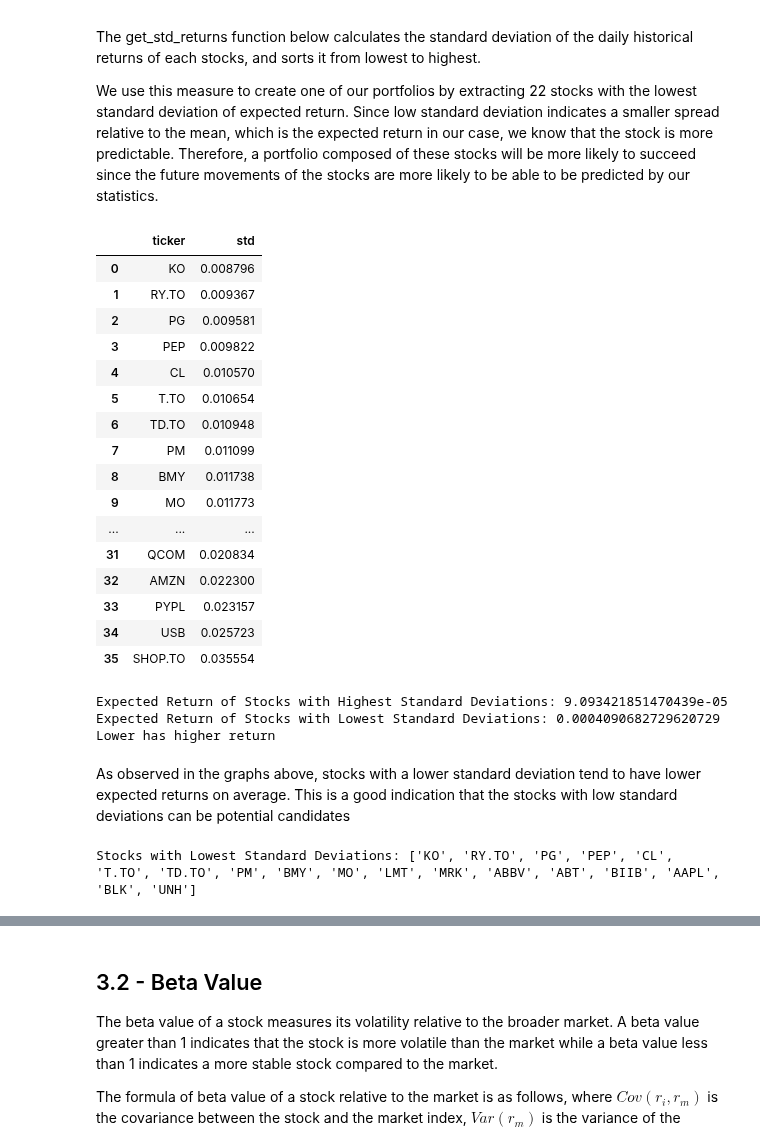
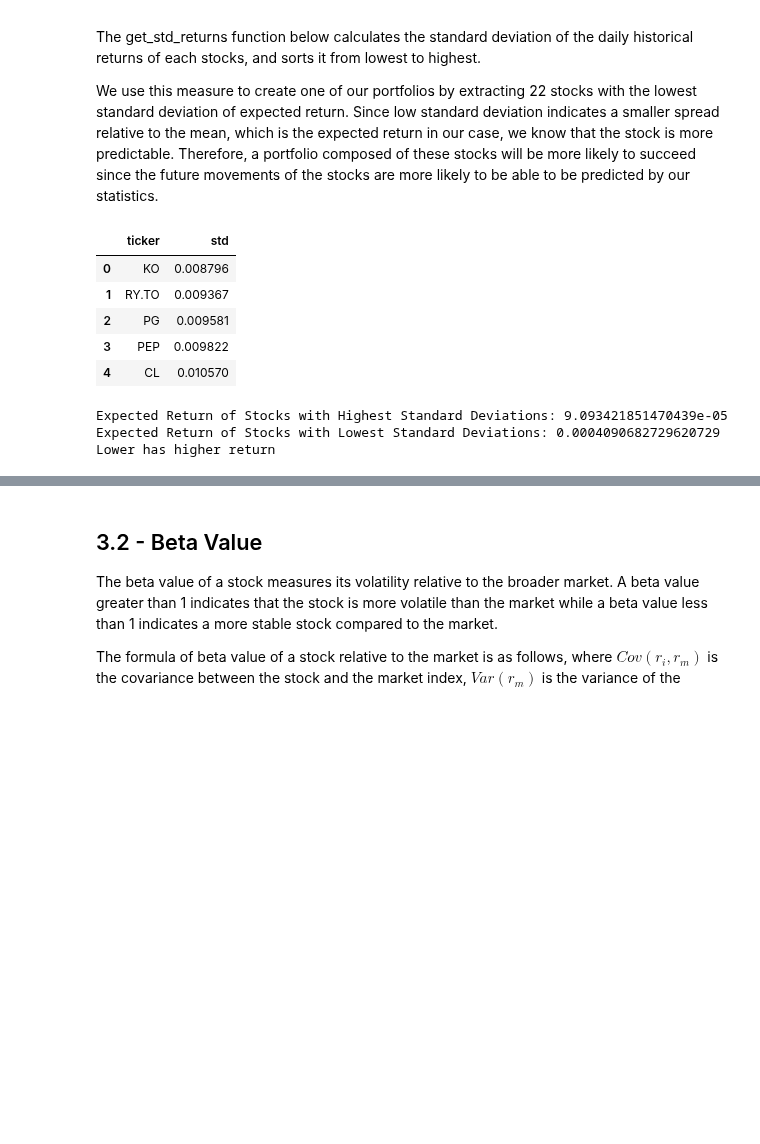
Before and after one commit to Zemelware/robo_stock_advisor, a Jupyter notebook: robo_stock_advisor.ipynb, the cells around one changed output, grey strips where cells are left out. Saved outputs shown, nothing was run; the diff lists cells and outputs as text; code cells hidden in the pictures; blank space fills up the shorter version.

Commit message:
Add minimal returns function

```diff
--- a/robo_stock_advisor.ipynb
+++ b/robo_stock_advisor.ipynb
@@ -213,8 +208,7 @@ stock_data = yf.download(tickers=filtered_tickers, interval="1d", start=filter_s
 
 # Get daily returns of stocks
 daily_returns = stock_data.pct_change().dropna()
-# daily_returns.index = daily_returns.index.tz_localize('UTC')
-# daily_returns.index = daily_returns.index.tz_convert('UTC')
+daily_returns.index = daily_returns.index.tz_localize(None, ambiguous="infer").tz_localize("UTC")
 daily_returns.head()
 # %% [output]
 [*********************100%%**********************]  36 of 36 completed
@@ -263,36 +261,26 @@ We use this measure to create one of our portfolios by extracting 22 stocks with
 # %%
 # Calculate standard deviation of returns for each stock
 def get_std_returns(stocks):
+
     std_returns = {}
 
     for stock in stocks:
         stock_std = daily_returns[stock].std()
         std_returns[stock] = stock_std
 
-    # Sort from lowest to highest standard deviation
-    return dict(sorted(std_returns.items(), key=lambda item: item[1]))
+    stock_std_returns = pd.DataFrame(std_returns.items(), columns=["ticker", "std"])
+    stock_std_returns = stock_std_returns.sort_values(by="std").reset_index(drop=True)
+    return stock_std_returns
 
-std_returns = (get_std_returns(filtered_tickers))
-stock_stds = pd.DataFrame(std_returns.items(), columns=["ticker", "std"])
-stock_stds
+stock_std_returns = get_std_returns(daily_returns)
+stock_std_returns.head()
 # %% [output]
 |  | ticker | std |
 | 0 | KO | 0.008796 |
 | 1 | RY.TO | 0.009367 |
 | 2 | PG | 0.009581 |
 | 3 | PEP | 0.009822 |
 | 4 | CL | 0.010570 |
-| 5 | T.TO | 0.010654 |
-| 6 | TD.TO | 0.010948 |
-| 7 | PM | 0.011099 |
-| 8 | BMY | 0.011738 |
-| 9 | MO | 0.011773 |
-| ... | ... | ... |
-| 31 | QCOM | 0.020834 |
-| 32 | AMZN | 0.022300 |
-| 33 | PYPL | 0.023157 |
-| 34 | USB | 0.025723 |
-| 35 | SHOP.TO | 0.035554 |
 # %%
 def get_expected_return(stocks):
 
@@ -325,9 +307,3 @@ else:
 Expected Return of Stocks with Highest Standard Deviations: 9.093421851470439e-05
 Expected Return of Stocks with Lowest Standard Deviations: 0.0004090682729620729
 Lower has higher return
-# %% [markdown]
-As observed in the graphs above, stocks with a lower standard deviation tend to have lower expected returns on average. This is a good indication that the stocks with low standard deviations can be potential candidates
-# %%
-print(f"Stocks with Lowest Standard Deviations: {lowest_std_lst}")
-# %% [output]
-Stocks with Lowest Standard Deviations: ['KO', 'RY.TO', 'PG', 'PEP', 'CL', 'T.TO', 'TD.TO', 'PM', 'BMY', 'MO', 'LMT', 'MRK', 'ABBV', 'ABT', 'BIIB', 'AAPL', 'BLK', 'UNH']
```
Also changed, not shown: parts of 8 cells of this notebook.
